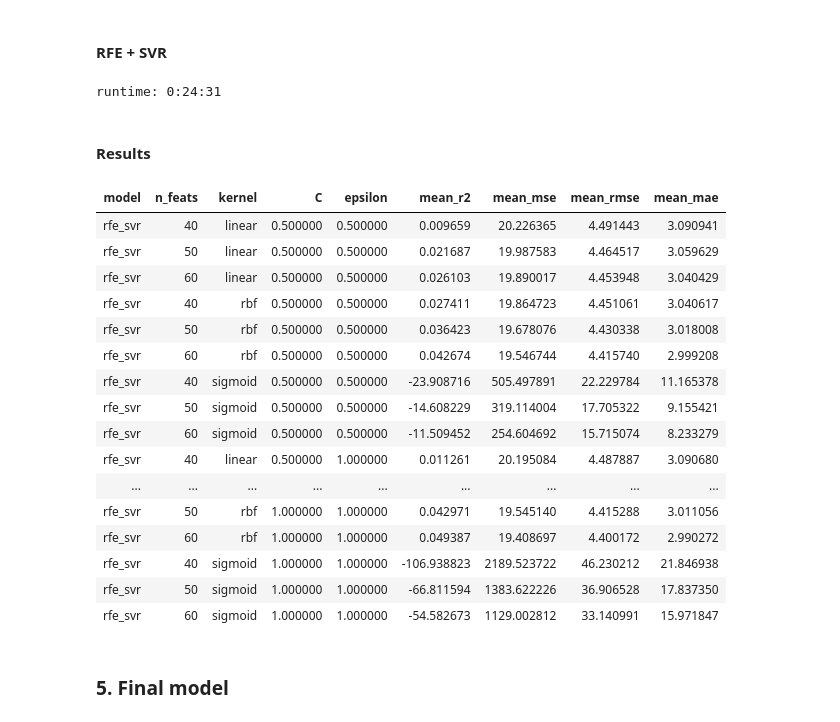
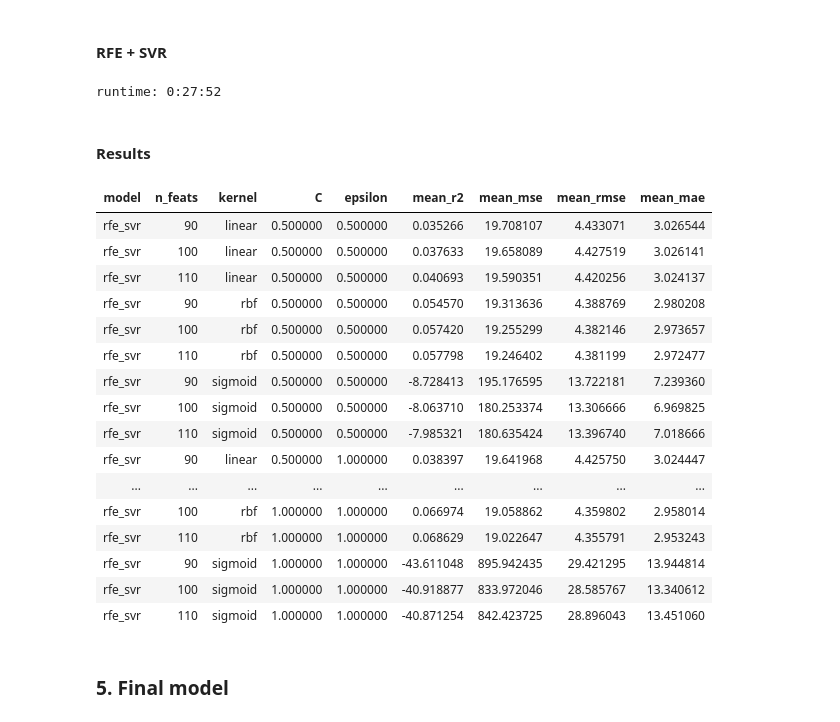
Before and after one commit to Julietvr/bds, a Jupyter notebook: regression/m2.ipynb, the cells around one changed output. Drawn from its saved outputs; the diff is of its cells as text; code cells hidden in the pictures.

```diff
--- a/regression/m2.ipynb
+++ b/regression/m2.ipynb
@@ -430,7 +430,7 @@ pipeline = Pipeline([
 ])
 
 parameters = {
-    'red__n_features_to_select': [25, 50]
+    'red__n_features_to_select': [50, 100]
 }
 
 grid_search = GridSearchCV(pipeline, parameters, cv=5, n_jobs=-1, scoring=metrics, refit=False)
@@ -463,7 +463,7 @@ pipeline = Pipeline([
 ])
 
 parameters = {
-    'red__n_features_to_select': [25, 50]
+    'red__n_features_to_select': [50, 100]
 }
 
 grid_search = GridSearchCV(pipeline, parameters, cv=5, n_jobs=-1, scoring=metrics, refit=False)
@@ -536,7 +536,7 @@ pipeline = Pipeline([
 ])
 
 parameters = {
-    'red__n_features_to_select': [40, 50, 60],
+    'red__n_features_to_select': [90, 100, 110],
     'mod__kernel': ['linear', 'rbf', 'sigmoid'],
     'mod__C': [0.5, 1],
     'mod__epsilon': [0.5, 1]
@@ -559,48 +559,36 @@ for i in range(len(cv_scores['params'])):
     scores['mean_rmse'].append(np.abs(cv_scores['mean_test_neg_root_mean_squared_error'][i]).round(6))
     scores['mean_mae'].append(np.abs(cv_scores['mean_test_neg_mean_absolute_error'][i]).round(6))
 # %% [output]
-runtime: 0:24:31
+runtime: 0:27:52
-# %%
-cv_scores = grid_search.cv_results_
-for i in range(len(cv_scores['params'])):
-    scores['model'].append(name)
-    scores['n_feats'].append(cv_scores['params'][i]['red__n_features_to_select'])
-    scores['kernel'].append(cv_scores['params'][i]['mod__kernel'])
-    scores['C'].append(cv_scores['params'][i]['mod__C'])
-    scores['epsilon'].append(cv_scores['params'][i]['mod__epsilon'])
-    scores['mean_r2'].append(cv_scores['mean_test_r2'][i].round(6))
-    scores['mean_mse'].append(np.abs(cv_scores['mean_test_neg_mean_squared_error'][i]).round(6))
-    scores['mean_rmse'].append(np.abs(cv_scores['mean_test_neg_root_mean_squared_error'][i]).round(6))
-    scores['mean_mae'].append(np.abs(cv_scores['mean_test_neg_mean_absolute_error'][i]).round(6))
 # %% [markdown]
 #### Results
 # %%
 results = pd.DataFrame(scores)
 results.to_csv('results/m2_hyper_metrics.csv', index=False)
 results.style\
     .hide(axis='index')\
-    .highlight_quantile(subset=['mean_r2'], q_left=0.95, color='green')\
-    .highlight_quantile(subset=['mean_r2'], q_right=0.05, color='red')\
-    .highlight_quantile(subset=['mean_mse', 'mean_rmse', 'mean_mae'], q_left=0.95, color='red')\
-    .highlight_quantile(subset=['mean_mse', 'mean_rmse', 'mean_mae'], q_right=0.05, color='green')
+    .highlight_quantile(subset=['mean_r2'], q_left=0.98, color='green')\
+    .highlight_quantile(subset=['mean_r2'], q_right=0.02, color='red')\
+    .highlight_quantile(subset=['mean_mse', 'mean_rmse', 'mean_mae'], q_left=0.98, color='red')\
+    .highlight_quantile(subset=['mean_mse', 'mean_rmse', 'mean_mae'], q_right=0.02, color='green')
 # %% [output]
 | model | n_feats | kernel | C | epsilon | mean_r2 | mean_mse | mean_rmse | mean_mae |
-| rfe_svr | 40 | linear | 0.500000 | 0.500000 | 0.009659 | 20.226365 | 4.491443 | 3.090941 |
-| rfe_svr | 50 | linear | 0.500000 | 0.500000 | 0.021687 | 19.987583 | 4.464517 | 3.059629 |
-| rfe_svr | 60 | linear | 0.500000 | 0.500000 | 0.026103 | 19.890017 | 4.453948 | 3.040429 |
-| rfe_svr | 40 | rbf | 0.500000 | 0.500000 | 0.027411 | 19.864723 | 4.451061 | 3.040617 |
-| rfe_svr | 50 | rbf | 0.500000 | 0.500000 | 0.036423 | 19.678076 | 4.430338 | 3.018008 |
-| rfe_svr | 60 | rbf | 0.500000 | 0.500000 | 0.042674 | 19.546744 | 4.415740 | 2.999208 |
-| rfe_svr | 40 | sigmoid | 0.500000 | 0.500000 | -23.908716 | 505.497891 | 22.229784 | 11.165378 |
-| rfe_svr | 50 | sigmoid | 0.500000 | 0.500000 | -14.608229 | 319.114004 | 17.705322 | 9.155421 |
-| rfe_svr | 60 | sigmoid | 0.500000 | 0.500000 | -11.509452 | 254.604692 | 15.715074 | 8.233279 |
-| rfe_svr | 40 | linear | 0.500000 | 1.000000 | 0.011261 | 20.195084 | 4.487887 | 3.090680 |
+| rfe_svr | 90 | linear | 0.500000 | 0.500000 | 0.035266 | 19.708107 | 4.433071 | 3.026544 |
+| rfe_svr | 100 | linear | 0.500000 | 0.500000 | 0.037633 | 19.658089 | 4.427519 | 3.026141 |
+| rfe_svr | 110 | linear | 0.500000 | 0.500000 | 0.040693 | 19.590351 | 4.420256 | 3.024137 |
+| rfe_svr | 90 | rbf | 0.500000 | 0.500000 | 0.054570 | 19.313636 | 4.388769 | 2.980208 |
+| rfe_svr | 100 | rbf | 0.500000 | 0.500000 | 0.057420 | 19.255299 | 4.382146 | 2.973657 |
+| rfe_svr | 110 | rbf | 0.500000 | 0.500000 | 0.057798 | 19.246402 | 4.381199 | 2.972477 |
+| rfe_svr | 90 | sigmoid | 0.500000 | 0.500000 | -8.728413 | 195.176595 | 13.722181 | 7.239360 |
+| rfe_svr | 100 | sigmoid | 0.500000 | 0.500000 | -8.063710 | 180.253374 | 13.306666 | 6.969825 |
+| rfe_svr | 110 | sigmoid | 0.500000 | 0.500000 | -7.985321 | 180.635424 | 13.396740 | 7.018666 |
+| rfe_svr | 90 | linear | 0.500000 | 1.000000 | 0.038397 | 19.641968 | 4.425750 | 3.024447 |
 | ... | ... | ... | ... | ... | ... | ... | ... | ... |
-| rfe_svr | 50 | rbf | 1.000000 | 1.000000 | 0.042971 | 19.545140 | 4.415288 | 3.011056 |
-| rfe_svr | 60 | rbf | 1.000000 | 1.000000 | 0.049387 | 19.408697 | 4.400172 | 2.990272 |
-| rfe_svr | 40 | sigmoid | 1.000000 | 1.000000 | -106.938823 | 2189.523722 | 46.230212 | 21.846938 |
-| rfe_svr | 50 | sigmoid | 1.000000 | 1.000000 | -66.811594 | 1383.622226 | 36.906528 | 17.837350 |
-| rfe_svr | 60 | sigmoid | 1.000000 | 1.000000 | -54.582673 | 1129.002812 | 33.140991 | 15.971847 |
+| rfe_svr | 100 | rbf | 1.000000 | 1.000000 | 0.066974 | 19.058862 | 4.359802 | 2.958014 |
+| rfe_svr | 110 | rbf | 1.000000 | 1.000000 | 0.068629 | 19.022647 | 4.355791 | 2.953243 |
+| rfe_svr | 90 | sigmoid | 1.000000 | 1.000000 | -43.611048 | 895.942435 | 29.421295 | 13.944814 |
+| rfe_svr | 100 | sigmoid | 1.000000 | 1.000000 | -40.918877 | 833.972046 | 28.585767 | 13.340612 |
+| rfe_svr | 110 | sigmoid | 1.000000 | 1.000000 | -40.871254 | 842.423725 | 28.896043 | 13.451060 |
 # %% [markdown]
 ### 5. Final model
 # %%
```
Also changed, not shown: parts of 7 cells of this notebook, 4 other files.
